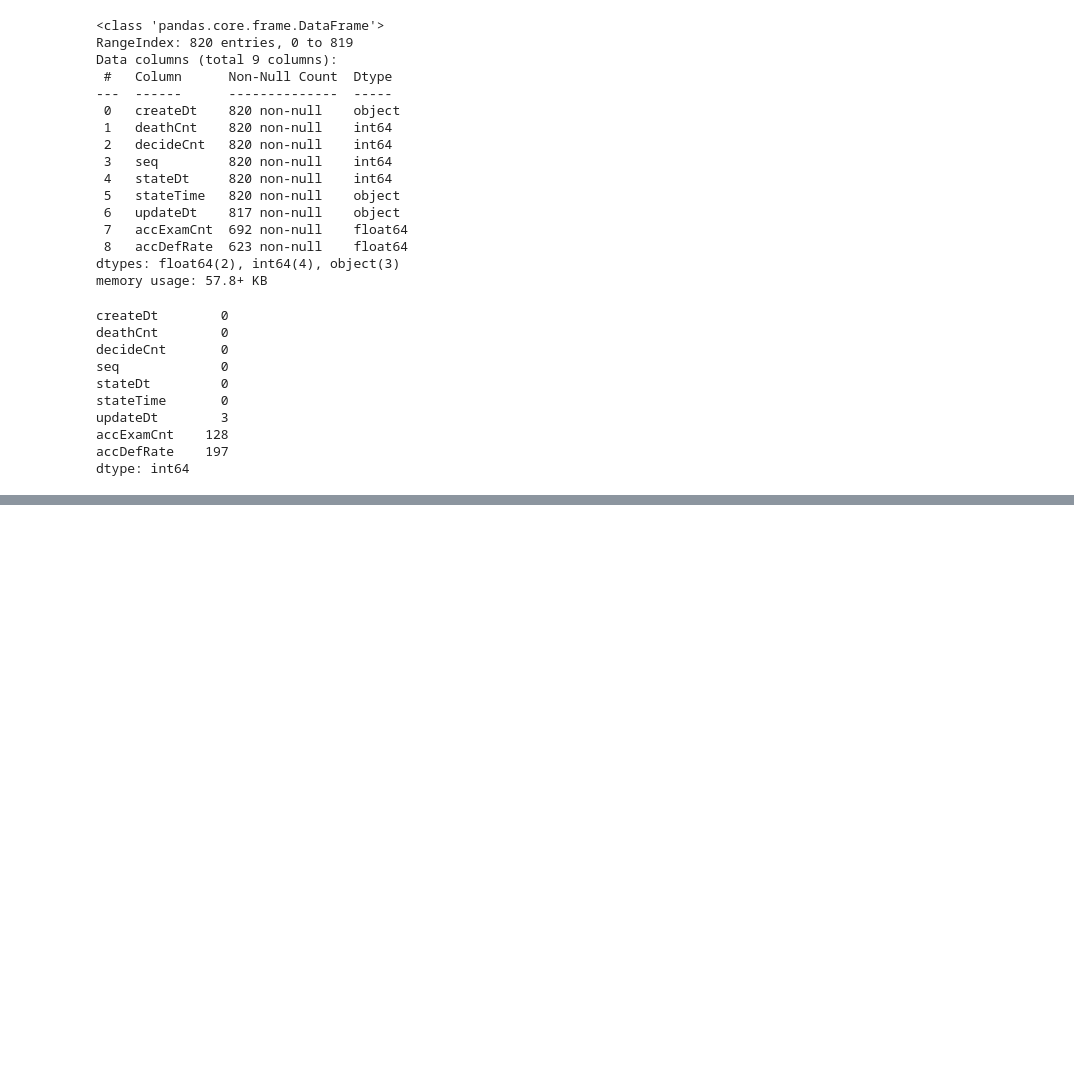
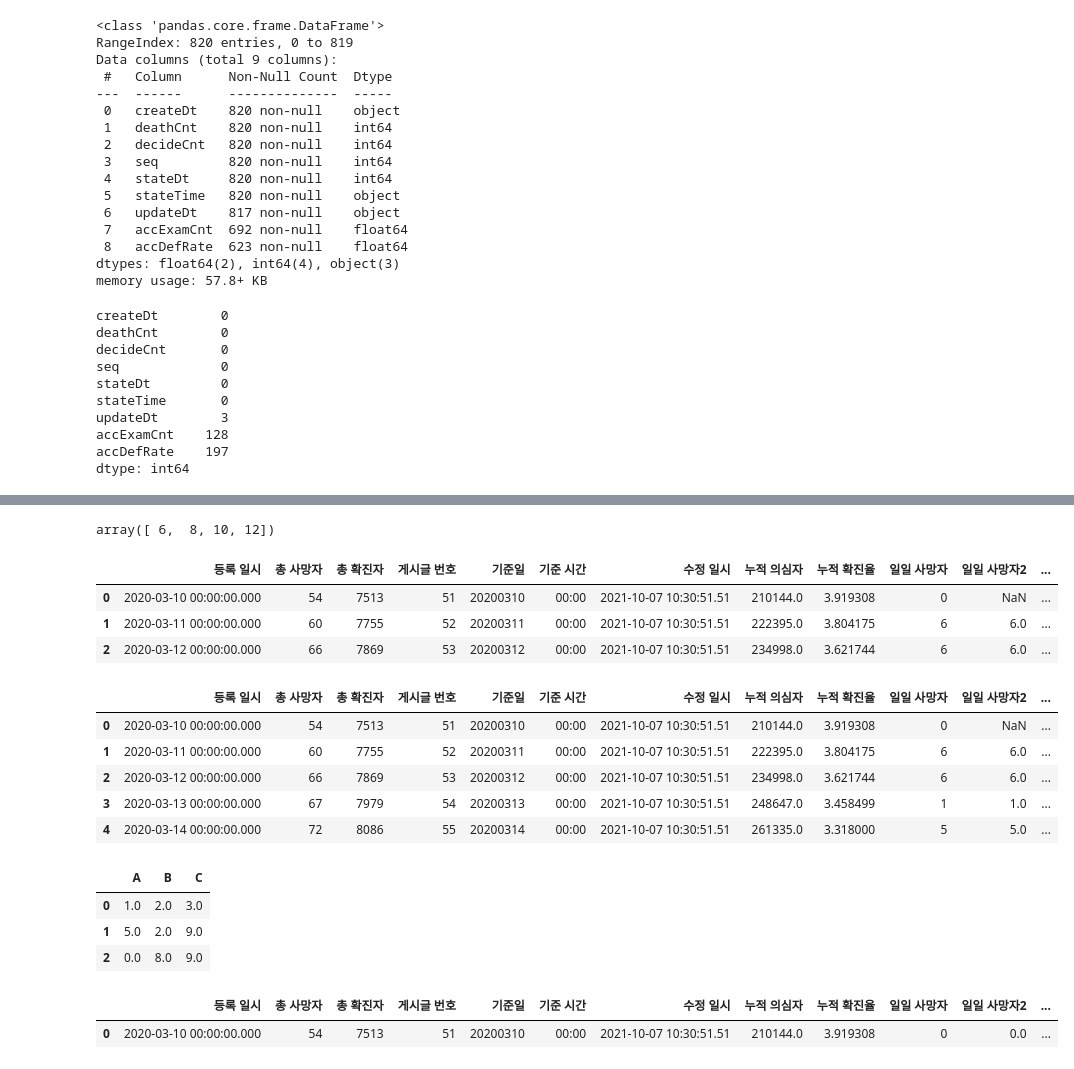
Before and after one commit to KHseo32/test, a Jupyter notebook: 3월 21일/240321(pandas.Series).ipynb, the cells around one changed output, grey strips where cells are left out. Saved outputs shown, nothing was run; the diff lists cells and outputs as text; code cells hidden in the pictures; blank space fills up the shorter version.

```diff
--- a/3월 21일/240321(pandas.Series).ipynb
+++ b/3월 21일/240321(pandas.Series).ipynb
@@ -300,0 +398,6 @@ dtype: int64
+# %%
+# 위의 작업을 corona의 index의 개 수 - 1만큼 반복 실행
+data_list = [0]
+for i in range(len(corona)-1) :
+    daily_data = corona.loc[i+1, '총 사망자'] - corona.loc[i, '총 사망자']
+    data_list.append(daily_data)
@@ -300,0 +424,2 @@ dtype: int64
+# %%
+corona['일일 사망자'] = data_list
@@ -300,0 +481,25 @@ dtype: int64
+# %%
+list3+list4
+# %% [output]
+array([ 6,  8, 10, 12])
+# %%
+corona['일일 사망자2'] = corona['총 사망자']-corona['총 사망자'].shift(1)
+# %%
+corona.head(3)
+# %% [output]
+|  | 등록 일시 | 총 사망자 | 총 확진자 | 게시글 번호 | 기준일 | 기준 시간 | 수정 일시 | 누적 의심자 | 누적 확진율 | 일일 사망자 | 일일 사망자2 | ... |
+| 0 | 2020-03-10 00:00:00.000 | 54 | 7513 | 51 | 20200310 | 00:00 | 2021-10-07 10:30:51.51 | 210144.0 | 3.919308 | 0 | NaN | ... |
+| 1 | 2020-03-11 00:00:00.000 | 60 | 7755 | 52 | 20200311 | 00:00 | 2021-10-07 10:30:51.51 | 222395.0 | 3.804175 | 6 | 6.0 | ... |
+| 2 | 2020-03-12 00:00:00.000 | 66 | 7869 | 53 | 20200312 | 00:00 | 2021-10-07 10:30:51.51 | 234998.0 | 3.621744 | 6 | 6.0 | ... |
+# %%
+# diff(n) : 인덱스를 n 만큼 이동한 데이터와의 차이 값 출력
+corona['일일 사망자3'] = corona['총 사망자'].diff(1)
+# %%
+corona.head()
+# %% [output]
+|  | 등록 일시 | 총 사망자 | 총 확진자 | 게시글 번호 | 기준일 | 기준 시간 | 수정 일시 | 누적 의심자 | 누적 확진율 | 일일 사망자 | 일일 사망자2 | ... |
+| 0 | 2020-03-10 00:00:00.000 | 54 | 7513 | 51 | 20200310 | 00:00 | 2021-10-07 10:30:51.51 | 210144.0 | 3.919308 | 0 | NaN | ... |
+| 1 | 2020-03-11 00:00:00.000 | 60 | 7755 | 52 | 20200311 | 00:00 | 2021-10-07 10:30:51.51 | 222395.0 | 3.804175 | 6 | 6.0 | ... |
+| 2 | 2020-03-12 00:00:00.000 | 66 | 7869 | 53 | 20200312 | 00:00 | 2021-10-07 10:30:51.51 | 234998.0 | 3.621744 | 6 | 6.0 | ... |
+| 3 | 2020-03-13 00:00:00.000 | 67 | 7979 | 54 | 20200313 | 00:00 | 2021-10-07 10:30:51.51 | 248647.0 | 3.458499 | 1 | 1.0 | ... |
+| 4 | 2020-03-14 00:00:00.000 | 72 | 8086 | 55 | 20200314 | 00:00 | 2021-10-07 10:30:51.51 | 261335.0 | 3.318000 | 5 | 5.0 | ... |
@@ -300,0 +522,7 @@ dtype: int64
+# %%
+df.fillna(0)
+# %% [output]
+|  | A | B | C |
+| 0 | 1.0 | 2.0 | 3.0 |
+| 1 | 5.0 | 2.0 | 9.0 |
+| 2 | 0.0 | 8.0 | 9.0 |
@@ -300,0 +532,5 @@ dtype: int64
+# %%
+corona.head(1)
+# %% [output]
+|  | 등록 일시 | 총 사망자 | 총 확진자 | 게시글 번호 | 기준일 | 기준 시간 | 수정 일시 | 누적 의심자 | 누적 확진율 | 일일 사망자 | 일일 사망자2 | ... |
+| 0 | 2020-03-10 00:00:00.000 | 54 | 7513 | 51 | 20200310 | 00:00 | 2021-10-07 10:30:51.51 | 210144.0 | 3.919308 | 0 | 0.0 | ... |
```
Also changed, not shown: parts of 37 cells of this notebook.
